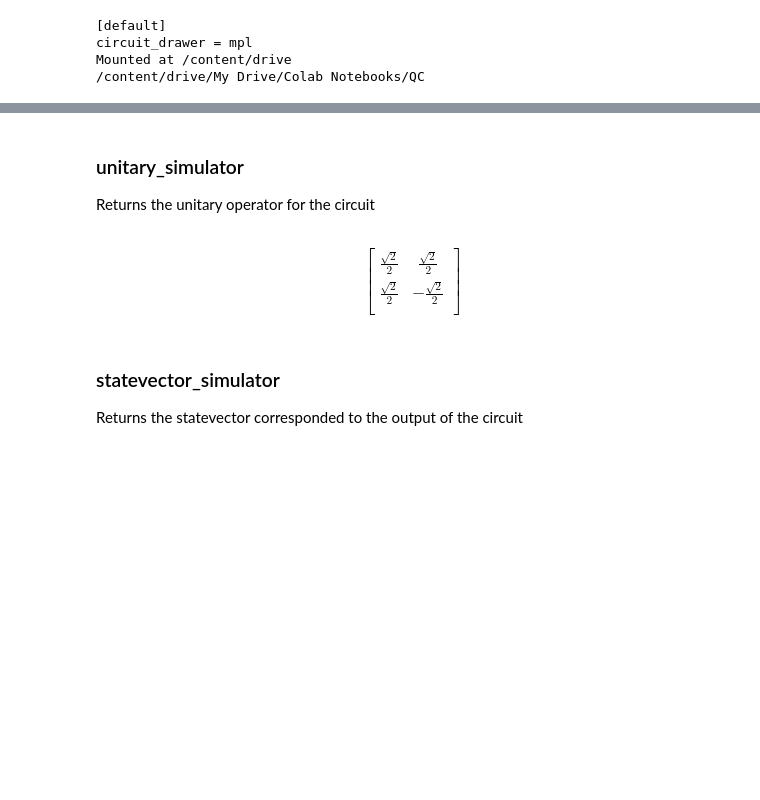
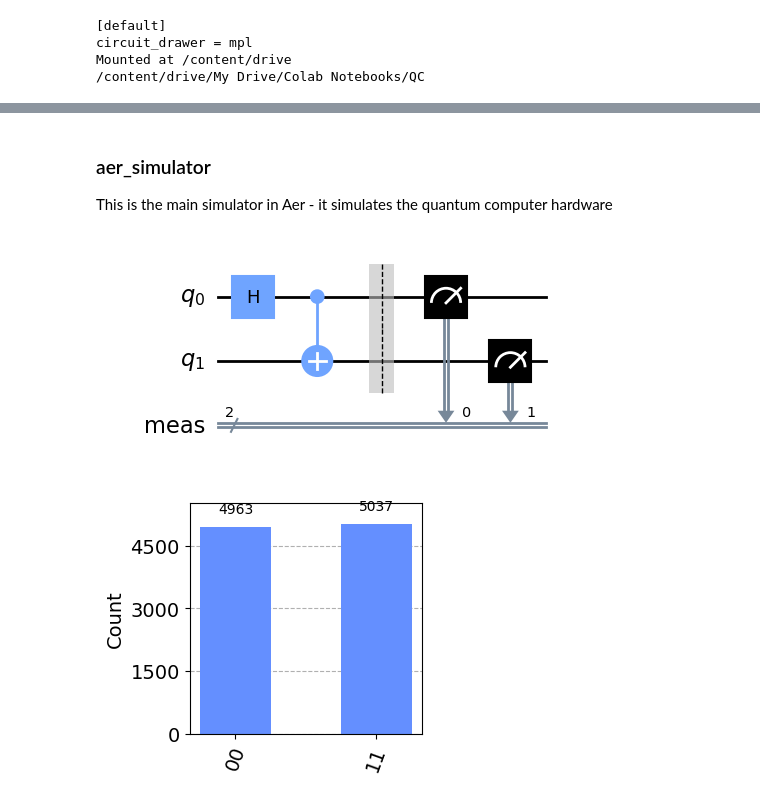
Before and after one commit to mrromaniuc/quantum-computing, a Jupyter notebook: IBMCertifiedAssociateDeveloperQiskit/10.1-Access_Statevector_Simulator_Backend.ipynb, the cells around one changed output, grey strips where cells are left out. Saved outputs shown, nothing was run; the diff lists cells and outputs as text; code cells hidden in the pictures; blank space fills up the shorter version.

```diff
--- a/IBMCertifiedAssociateDeveloperQiskit/10.1-Access_Statevector_Simulator_Backend.ipynb
+++ b/IBMCertifiedAssociateDeveloperQiskit/10.1-Access_Statevector_Simulator_Backend.ipynb
@@ -64,27 +69,20 @@ unitary_simulator
-# %% [markdown]
-### unitary_simulator
-Returns the unitary operator for the circuit
-# %%
-#Returs the Unitary operation for the circuit
-from qiskit import QuantumCircuit, BasicAer, execute
-from qiskit.visualization import array_to_latex
-
-qc = QuantumCircuit(1)
-qc.h(0)
-
-
-be = BasicAer.get_backend("unitary_simulator")
-job = execute(qc, be)
-result = job.result()
-
-array_to_latex(result.data()['unitary'])
-# %% [output]
-$$
-\begin{bmatrix}
-\frac{\sqrt{2}}{2} & \frac{\sqrt{2}}{2}  \\
- \frac{\sqrt{2}}{2} & - \frac{\sqrt{2}}{2}  \\
- \end{bmatrix}
-$$
-# %% [markdown]
-### statevector_simulator
-Returns the statevector corresponded to the output of the circuit
+# %% [markdown]
+### aer_simulator
+This is the main simulator in Aer - it simulates the quantum computer hardware
+# %%
+from qiskit import Aer, QuantumCircuit
+import qiskit.visualization as vi
+
+qc = QuantumCircuit(2)
+qc.h(0)
+qc.cx(0,1)
+qc.measure_all()
+display(qc.draw())
+
+simulator = Aer.get_backend("aer_simulator")
+result = simulator.run(qc, shots=10000).result()
+
+vi.plot_histogram(result.get_counts(), figsize=(3,3))
+# %% [output]
+[figure, added]
+[figure, added]
```
Also changed, not shown: parts of 9 cells of this notebook.
